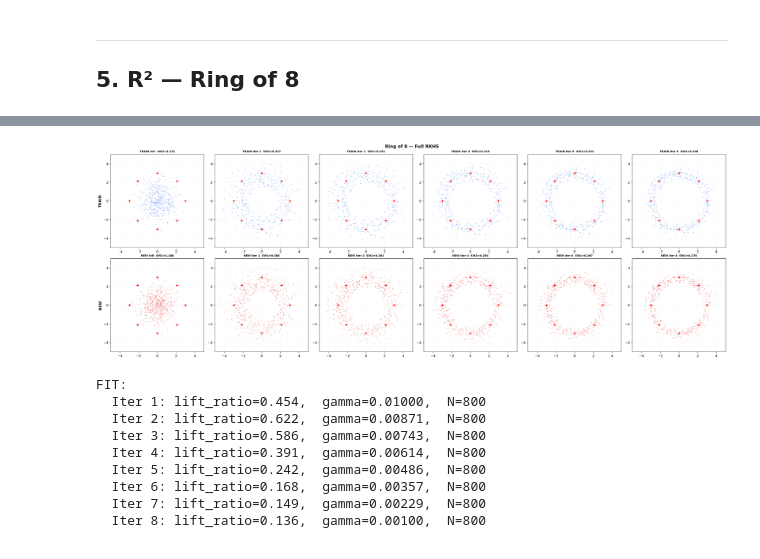
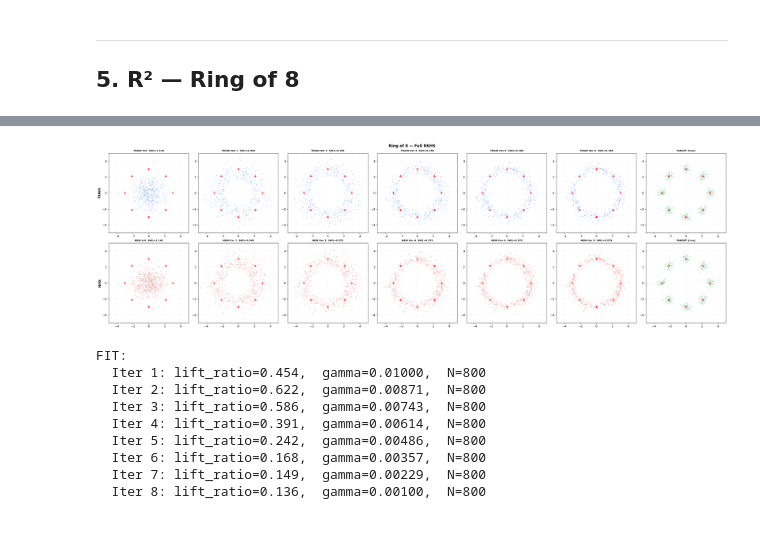
Before and after one commit to RaffoLuca18/Embedded_Interpolants, a Jupyter notebook: experiments/experiments.ipynb, the cells around one changed output, grey strips where cells are left out. Saved outputs shown, nothing was run; the diff lists cells and outputs as text; code cells hidden in the pictures.

```diff
--- a/experiments/experiments.ipynb
+++ b/experiments/experiments.ipynb
@@ -272,22 +272,31 @@ TRANSPORT:
 # %%
 sw_tr=[sw1(s,x_true_r) for s in model_r._fit_result['snapshots']]
 sw_nr=[sw1(s,x_true_r) for s in res_r['snapshots']]
 rc=3.0*np.column_stack([np.cos(np.linspace(0,2*np.pi,8,endpoint=False)),np.sin(np.linspace(0,2*np.pi,8,endpoint=False))])
-fig,axes=plt.subplots(2,6,figsize=(26,9))
+fig,axes=plt.subplots(2,7,figsize=(30,9))
 for col,it in enumerate([0,1,2,4,6,8]):
     for row,(sn,c,sv,lb) in enumerate([
         (model_r._fit_result['snapshots'],'#2563eb',sw_tr,'TRAIN'),
         (res_r['snapshots'],'#dc2626',sw_nr,'NEW')]):
         ax=axes[row,col]; ax.scatter(sn[it][:,0],sn[it][:,1],s=2,alpha=0.25,c=c)
         for cc in rc: ax.plot(cc[0],cc[1],'r+',ms=8,mew=1.5)
         itl='Init' if it==0 else f'Iter {it}'
         ax.set_title(f'{lb} {itl}  SW1={sv[it]:.3f}',fontsize=8,fontweight='bold')
         ax.set_xlim(-5,5);ax.set_ylim(-5,5);ax.set_aspect('equal');ax.grid(True,alpha=0.1)
         if col==0: ax.set_ylabel(lb,fontsize=11,fontweight='bold')
 fig.suptitle('Ring of 8 — Full RKHS',fontweight='bold',fontsize=13)
+
+for row in range(2):
+    ax=axes[row,6]
+    ax.scatter(x_true_r[:,0],x_true_r[:,1],s=2,alpha=0.25,c='#16a34a')
+    for cc in rc: ax.plot(cc[0],cc[1],'r+',ms=8,mew=1.5)
+    ax.set_title('TARGET (true)',fontsize=8,fontweight='bold')
+    ax.set_xlim(-5,5);ax.set_ylim(-5,5);ax.set_aspect('equal');ax.grid(True,alpha=0.1)
+
+fig.suptitle('Ring of 8 — Full RKHS',fontweight='bold',fontsize=13)
 plt.tight_layout();plt.show()
 # %% [output]
-[figure, old version]
+[figure, new version]
 # %%
 N_train,N_data,N_new=500,300,600
 X1_r=distributions.ring_2d(N_data,K=8,r=3.0,sigma=0.3)
```
Also changed, not shown: parts of 1 cell of this notebook.
